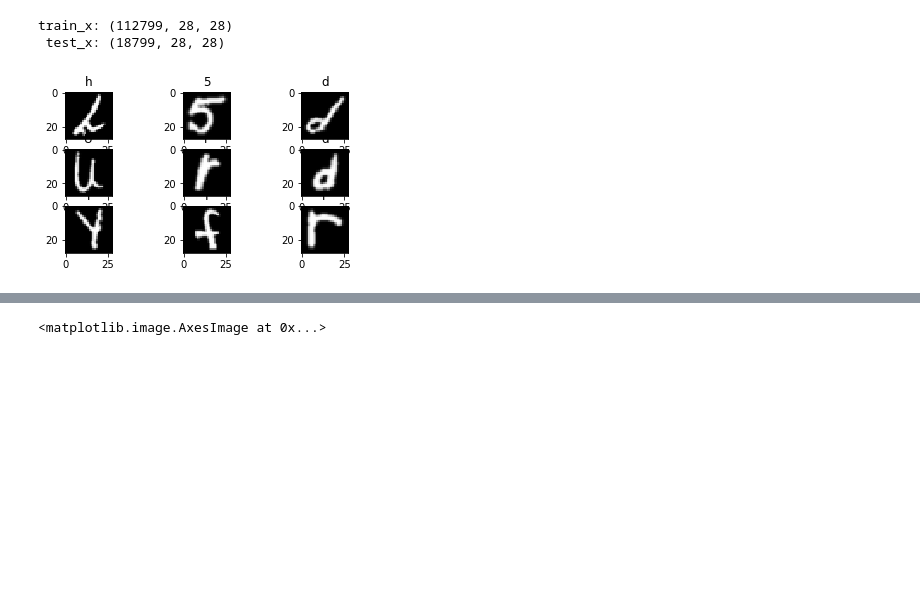
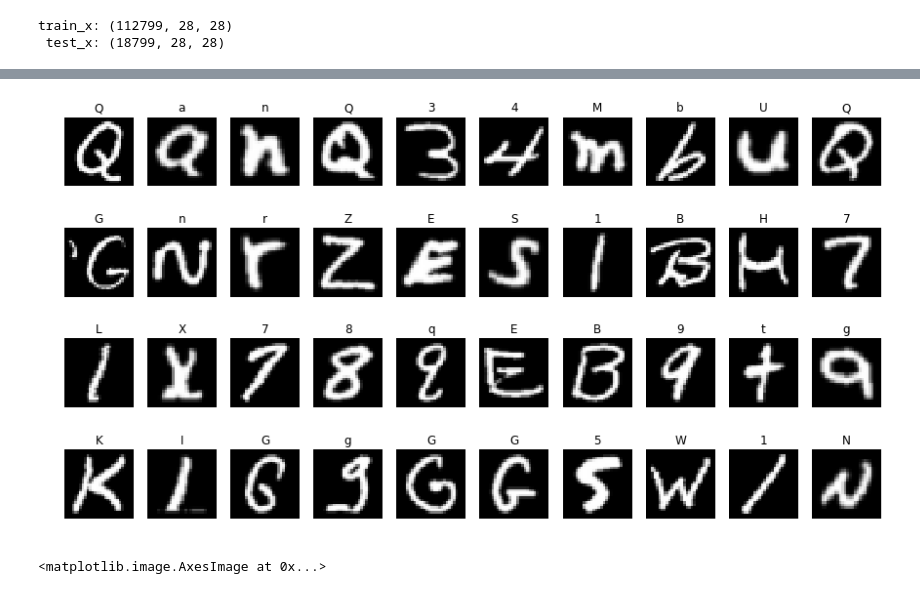
Before and after one commit to hvannia/emnist_grp, a Jupyter notebook: notebooks/emnist_cnn.ipynb, the cells around one changed output, grey strips where cells are left out. Cells and saved outputs as stored; diff of their text form; code cells hidden in the pictures; blank space fills up the shorter version.

Commit message:
Update cnn notebook, add statistic plot, mis-categorized stats

```diff
--- a/notebooks/emnist_cnn.ipynb
+++ b/notebooks/emnist_cnn.ipynb
@@ -67,11 +68,16 @@ train_x = train_x.astype('float32')
 train_x /= 255
 test_x = test_x.astype('float32')
 test_x /= 255
-# %%
-# Plot sample images
-for i in range(100, 109):
-    plt.subplot(330 + (i+1))
-    plt.imshow(train_x[i], cmap=plt.get_cmap('gray'))
-    plt.title(class_map[train_y[i]])
-# %% [output]
-[figure, removed]
+# %%
+# Convience functions for plotting
+def get_index(char=None) :
+    global class_map, idx_y
+    return get_cat_index (class_map, test_y, char)
+
+def plot_grid(plt_idx) :
+    global class_map, test_y, test_x
+    return plot_grid_40(class_map, test_y, test_x, plt_idx)
+# %%
+# Plot sample images
+plot_grid(get_index())
+# %% [output]
@@ -78,3 +85,4 @@ for i in range(100, 109):
+[figure, added]
 # %%
 # Plot ROI of input data set
 tmp1 = np.array(np.mean(train_x, axis=0))
```
Also changed, not shown: parts of 14 cells of this notebook, 3 other files.
